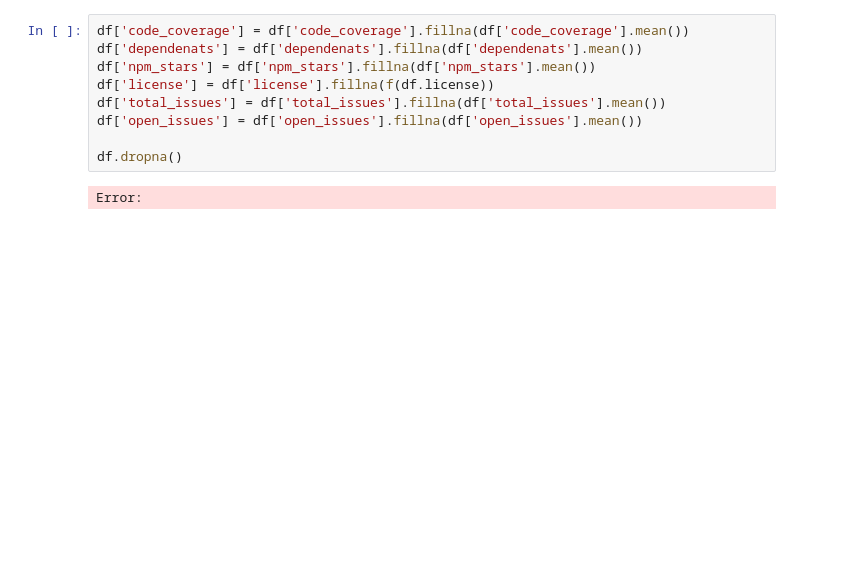
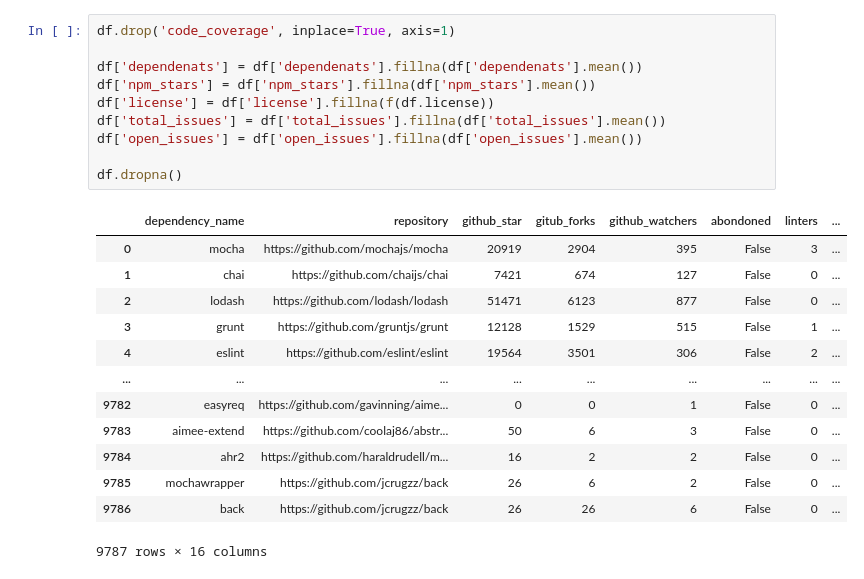
Before and after one commit to malinatrash/Data-Analytics, a Jupyter notebook: Lab1/task.ipynb, the cells around one changed output. Saved outputs shown, nothing was run; the diff lists cells and outputs as text; blank space fills up the shorter version.

```diff
--- a/Lab1/task.ipynb
+++ b/Lab1/task.ipynb
@@ -55,14 +112,27 @@ Error:
 # %%
-df['code_coverage'] = df['code_coverage'].fillna(df['code_coverage'].mean())
+df.drop('code_coverage', inplace=True, axis=1)
+
 df['dependenats'] = df['dependenats'].fillna(df['dependenats'].mean())
 df['npm_stars'] = df['npm_stars'].fillna(df['npm_stars'].mean())
 df['license'] = df['license'].fillna(f(df.license))
 df['total_issues'] = df['total_issues'].fillna(df['total_issues'].mean())
 df['open_issues'] = df['open_issues'].fillna(df['open_issues'].mean())
 
 df.dropna()
 # %% [output]
+|  | dependency_name | repository | github_star | gitub_forks | github_watchers | abondoned | linters | ... |
+| 0 | mocha | https://github.com/mochajs/mocha | 20919 | 2904 | 395 | False | 3 | ... |
+| 1 | chai | https://github.com/chaijs/chai | 7421 | 674 | 127 | False | 0 | ... |
+| 2 | lodash | https://github.com/lodash/lodash | 51471 | 6123 | 877 | False | 0 | ... |
+| 3 | grunt | https://github.com/gruntjs/grunt | 12128 | 1529 | 515 | False | 1 | ... |
+| 4 | eslint | https://github.com/eslint/eslint | 19564 | 3501 | 306 | False | 2 | ... |
+| ... | ... | ... | ... | ... | ... | ... | ... | ... |
+| 9782 | easyreq | https://github.com/gavinning/aime... | 0 | 0 | 1 | False | 0 | ... |
+| 9783 | aimee-extend | https://github.com/coolaj86/abstr... | 50 | 6 | 3 | False | 0 | ... |
+| 9784 | ahr2 | https://github.com/haraldrudell/m... | 16 | 2 | 2 | False | 0 | ... |
+| 9785 | mochawrapper | https://github.com/jcrugzz/back | 26 | 6 | 2 | False | 0 | ... |
+| 9786 | back | https://github.com/jcrugzz/back | 26 | 26 | 6 | False | 0 | ... |
-Error:
+9787 rows × 16 columns
 # %%
 df.isnull().sum()
 # %% [output]
```
Also changed, not shown: parts of 13 cells of this notebook.
